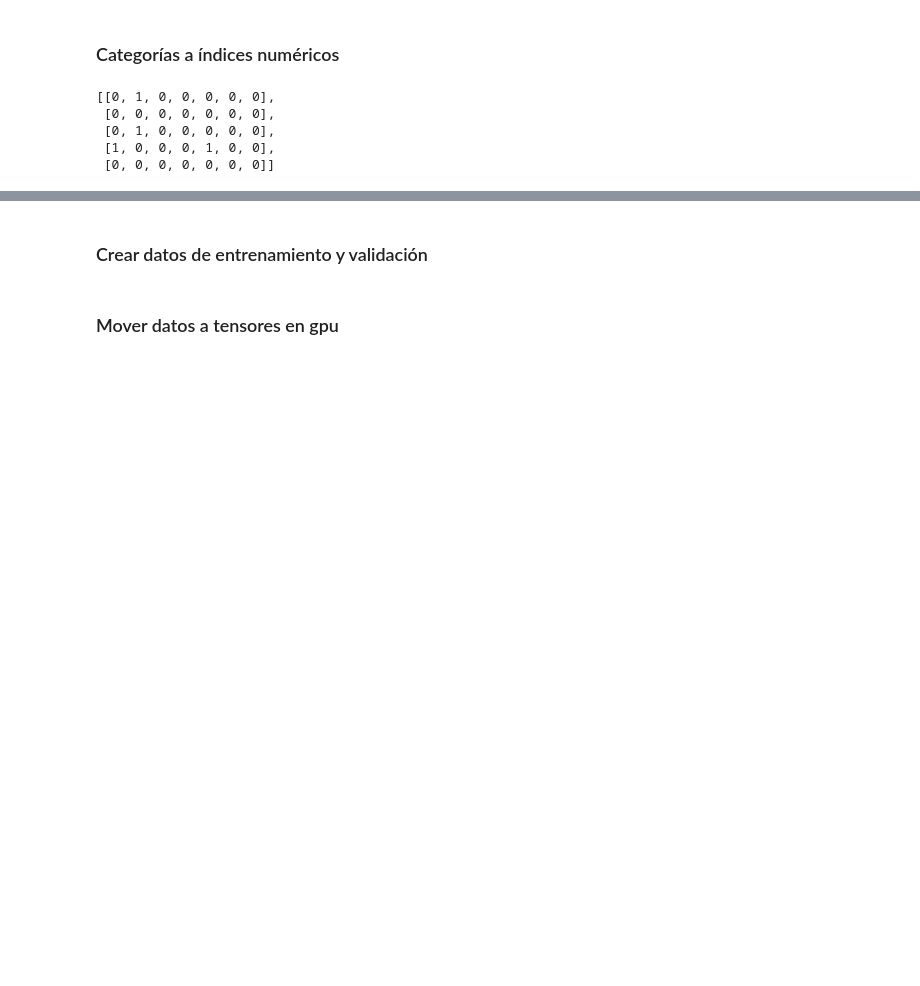
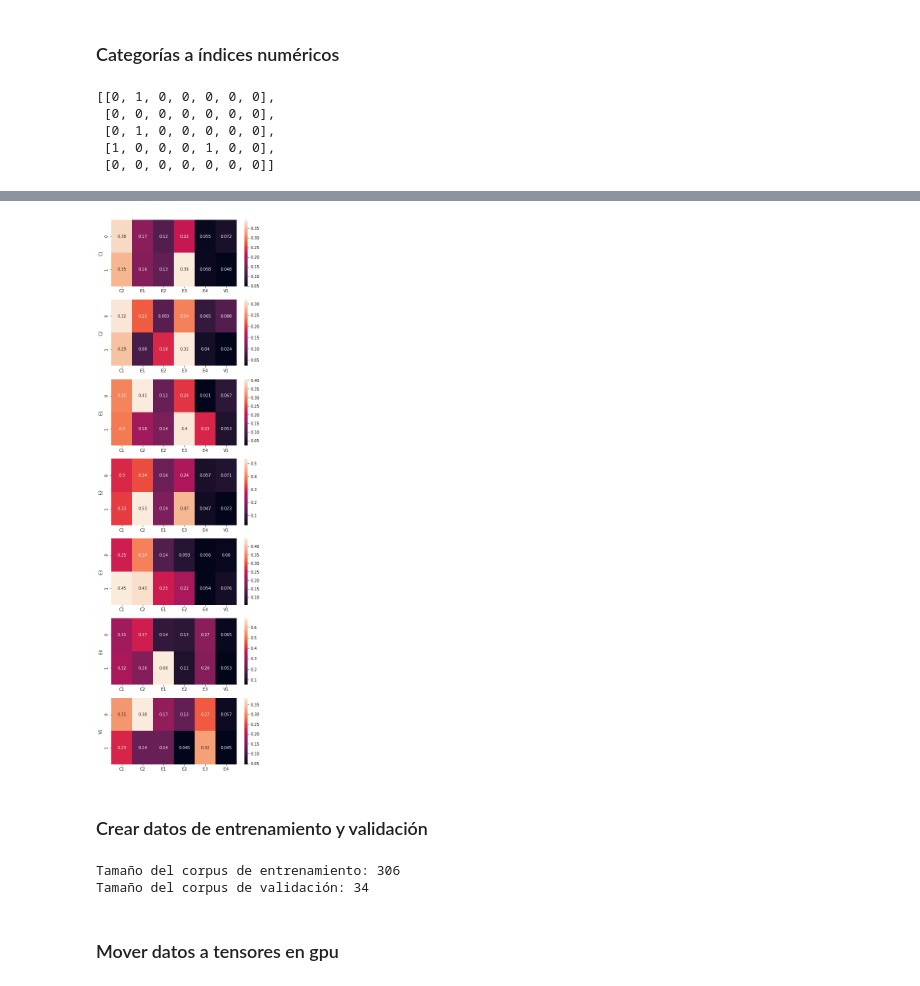
Before and after one commit to gandresto/APIT-2020-2, a Jupyter notebook: ProyectoFinal/AnálisisPersuasivo/clasificador-train.ipynb, the cells around one changed output, grey strips where cells are left out. Saved outputs shown, nothing was run; the diff lists cells and outputs as text; code cells hidden in the pictures; blank space fills up the shorter version.

```diff
--- a/ProyectoFinal/AnálisisPersuasivo/clasificador-train.ipynb
+++ b/ProyectoFinal/AnálisisPersuasivo/clasificador-train.ipynb
@@ -194,3 +217,17 @@ dtype: float64
+# %%
+%matplotlib inline
+f, axes = plt.subplots(num_cats, 1, sharey=True)
+f.set_size_inches((7,25))
+for ax, cat in zip(axes, ix_to_cat):
+    sns.heatmap(
+        df_cats.groupby([cat]).mean(),
+        ax=ax,
+        annot=True,
+#         vmin = 0,
+#         vmax = 0.65,
+    )
+# %% [output]
+[figure, added]
 # %% [markdown]
 ### Crear datos de entrenamiento y validación
 # %%
@@ -201,3 +241,9 @@ X_train, X_val, Y_train, Y_val = train_test_split(X, Y, test_size=0.10)
+# %%
+print(f'Tamaño del corpus de entrenamiento: {N_train}')
+print(f'Tamaño del corpus de validación: {N_val}')
+# %% [output]
+Tamaño del corpus de entrenamiento: 306
+Tamaño del corpus de validación: 34
 # %% [markdown]
 ### Mover datos a tensores en gpu
 # %%
```
Also changed, not shown: parts of 14 cells of this notebook, 3 other files.
